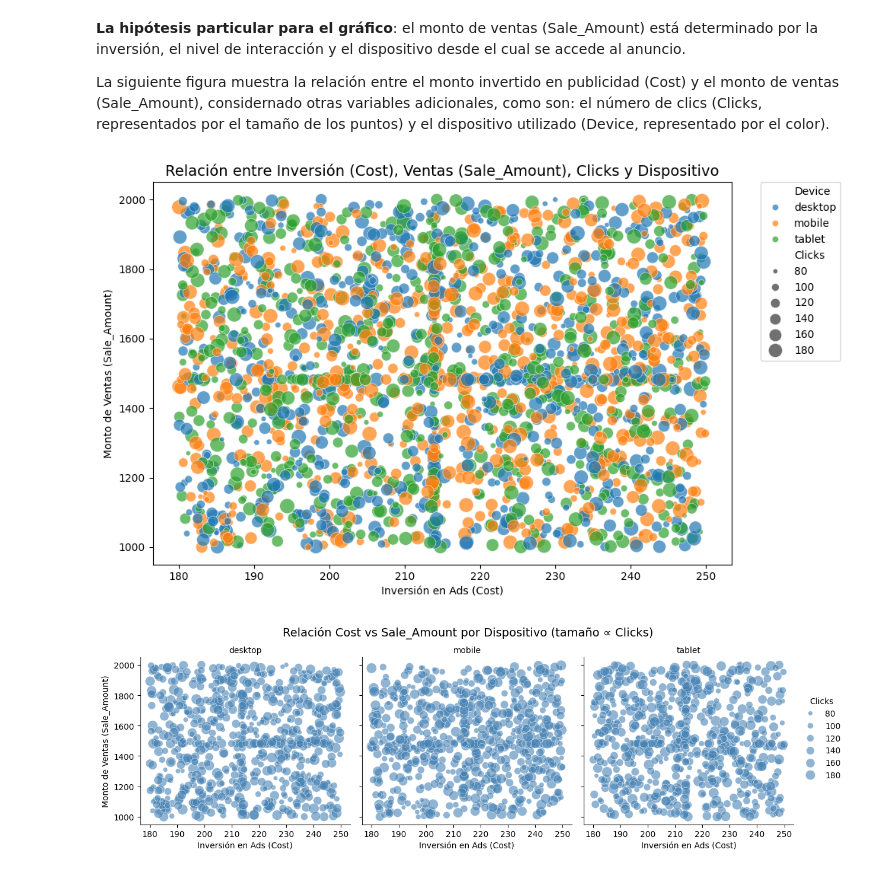
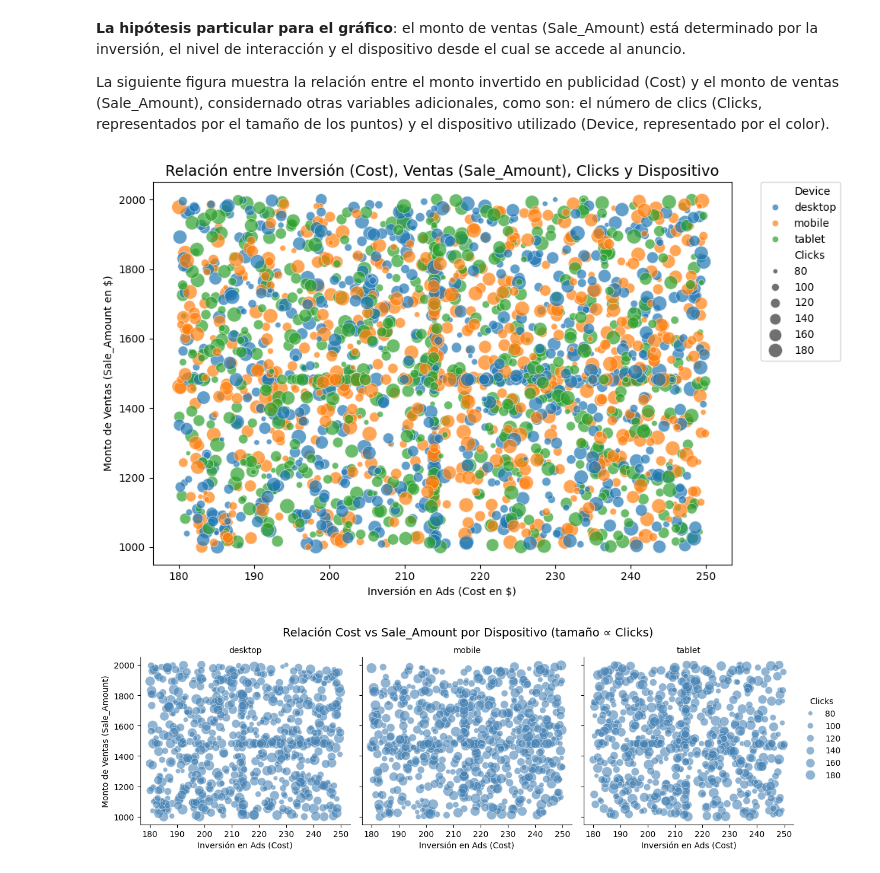
Before and after one commit to melilucmel/proyecto-google-ads, a Jupyter notebook: ProyectoDSParteI_Lucero_Antonietti.ipynb, the cells around one changed output. Drawn from its saved outputs; the diff is of its cells as text; code cells hidden in the pictures.

```diff
--- a/ProyectoDSParteI_Lucero_Antonietti.ipynb
+++ b/ProyectoDSParteI_Lucero_Antonietti.ipynb
@@ -505,23 +493,41 @@ Sale_Amount < 0: 0
 
 La siguiente figura muestra la relación entre el monto invertido en publicidad (Cost) y el monto de ventas (Sale_Amount), considernado otras variables adicionales, como son: el número de clics (Clicks, representados por el tamaño de los puntos) y el dispositivo utilizado (Device, representado por el color).
 # %%
+# Gráfico multivariado (1 solo panel, todos los dispositivos juntos)
+
+# Creo un subconjunto SIN valores faltantes en las columnas que graficaremos
+df_viz = df_googleads.dropna(subset=["Cost", "Sale_Amount", "Clicks", "Device"])
+
+# Convierto valores a float (Seaborn no interpreta bien Int64Dtype)
+df_viz["Sale_Amount"] = df_viz["Sale_Amount"].astype(float)
+df_viz["Clicks"]      = df_viz["Clicks"].astype(float)
+df_viz["Cost"]        = df_viz["Cost"].astype(float)
+
+# Determino tamaño
 plt.figure(figsize=(10,6))
+
+# Dibujo el gráfico, un scatterplot de Seaborn
 scatter = sns.scatterplot(
     data=df_viz,
-    x="Cost",
-    y="Sale_Amount",
-    size="Clicks",       # tercera variable
-    hue="Device",        # cuarta variable
-    alpha=0.7,           # transparencia
-    sizes=(20, 200)      # escala de tamaño de puntos
+    x="Cost",             # Eje X: inversión
+    y="Sale_Amount",      # Eje Y: monto de ventas
+    size="Clicks",        # Tamaño = cantidad de clicks
+    hue="Device",         # Color según dispositivo
+    alpha=0.7,            # Transparencia para superposición
+    sizes=(20, 200)       # Rango de tamaños
 )
 
+# Personalizar títulos y ejes
 plt.title("Relación entre Inversión (Cost), Ventas (Sale_Amount), Clicks y Dispositivo", fontsize=14)
-plt.xlabel("Inversión en Ads (Cost)")
-plt.ylabel("Monto de Ventas (Sale_Amount)")
-plt.legend(bbox_to_anchor=(1.05,1), loc=2, borderaxespad=0.)  # leyenda afuera
+plt.xlabel("Inversión en Ads (Cost en $)")
+plt.ylabel("Monto de Ventas (Sale_Amount en $)")
+
+# Ajusto la leyenda y diseño para mejor visualización
+plt.legend(bbox_to_anchor=(1.05,1), loc=2, borderaxespad=0.)
 plt.tight_layout()
+
+# Ploteo el gráfico
 plt.show()
 # %% [output]
-[figure, old version]
+[figure, new version]
 # %%
```
Also changed, not shown: parts of 13 cells of this notebook.
